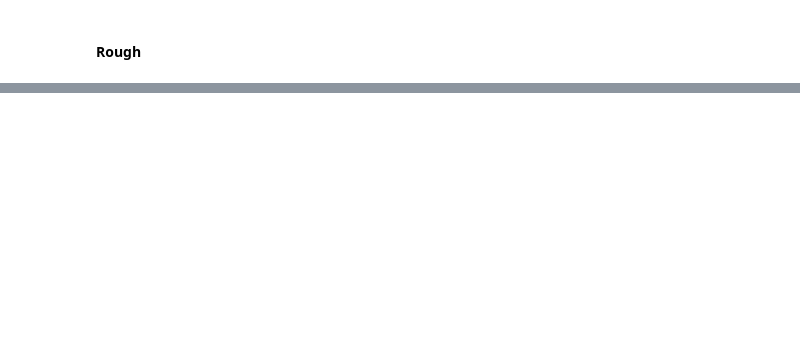
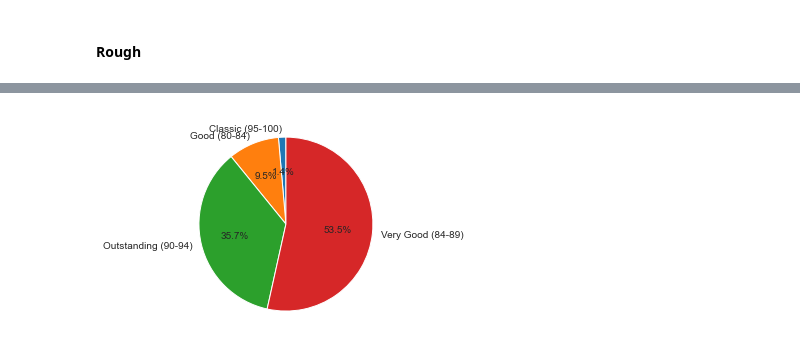
Before and after one commit to abagla18/Projects, a Jupyter notebook: iNeuron_internship_BA_1/wine_reviews.ipynb, the cells around one changed output, grey strips where cells are left out. Drawn from its saved outputs; the diff is of its cells as text; code cells hidden in the pictures; blank space fills up the shorter version.

```diff
--- a/iNeuron_internship_BA_1/wine_reviews.ipynb
+++ b/iNeuron_internship_BA_1/wine_reviews.ipynb
@@ -103,0 +161,5 @@ else:
+# %%
+sns.set_style("whitegrid")
+plt.pie(df_wine.groupby('points_bins').points.count(), labels=df_wine.groupby('points_bins').points.count().index, autopct='%1.1f%%', startangle=90);
+# %% [output]
+[figure, added]
```
Also changed, not shown: parts of 28 cells of this notebook, 10 other files.
